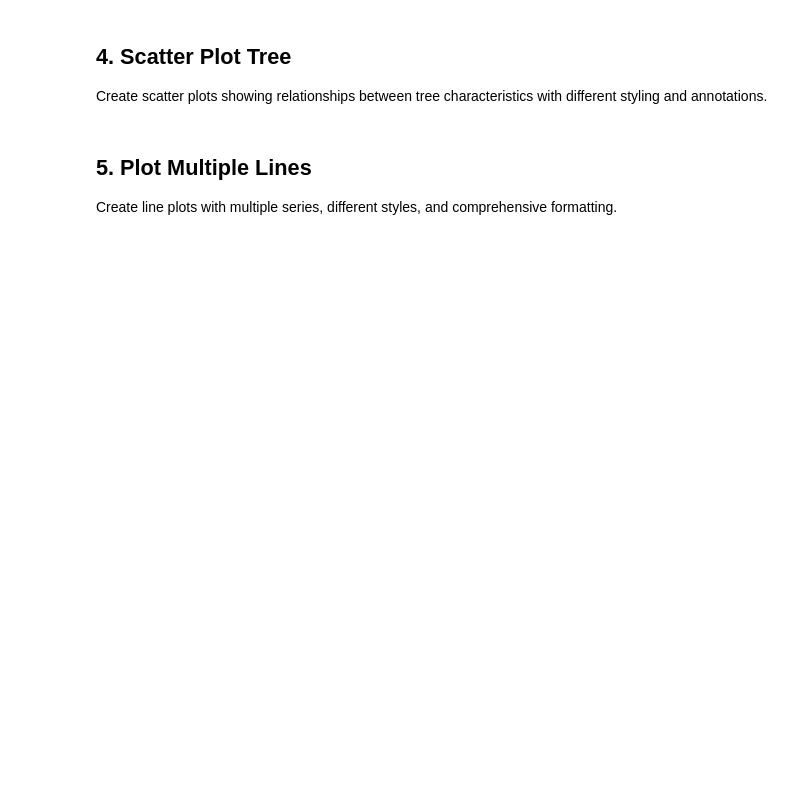
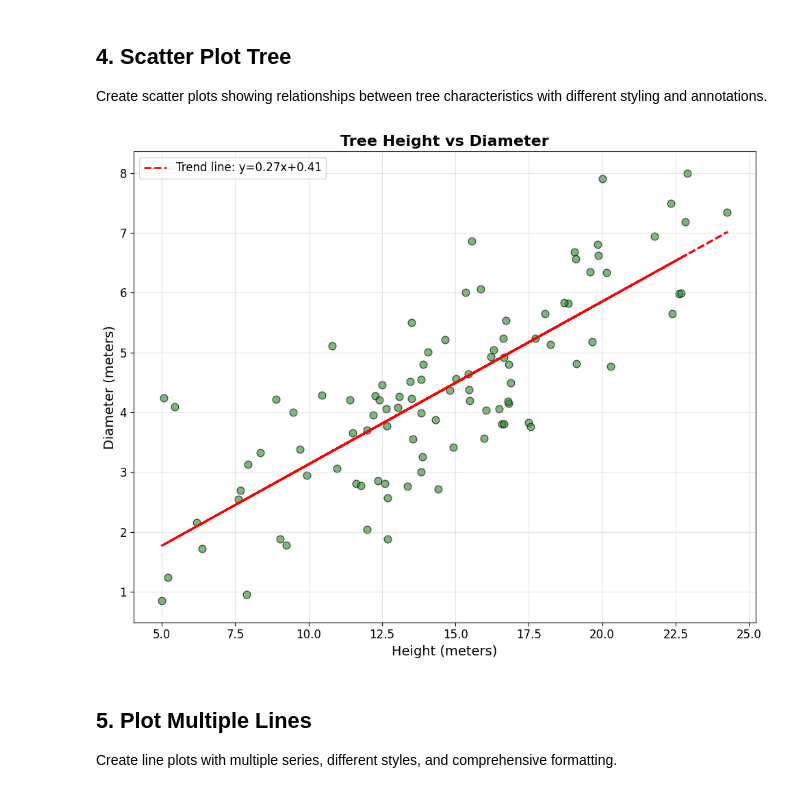
Before and after one commit to Pulkit-Shandilya/Python-Project, a Jupyter notebook: Python Files/Practice Files/ML file/matplotlib_questions.ipynb, the cells around one changed output. Cells and saved outputs as stored; diff of their text form; code cells hidden in the pictures; blank space fills up the shorter version.

```diff
--- a/Python Files/Practice Files/ML file/matplotlib_questions.ipynb
+++ b/Python Files/Practice Files/ML file/matplotlib_questions.ipynb
@@ -256,104 +125,35 @@ Create scatter plots showing relationships between tree characteristics with dif
 np.random.seed(42)
 n_trees = 100
 
 # Tree characteristics
 tree_height = np.random.normal(15, 5, n_trees)  # Height in meters
 tree_diameter = 0.3 * tree_height + np.random.normal(0, 1, n_trees)  # Diameter in meters
 tree_age = tree_height * 2 + np.random.normal(0, 10, n_trees)  # Age in years
 tree_species = np.random.choice(['Oak', 'Pine', 'Maple', 'Birch'], n_trees)
 
 # Ensure positive values
 tree_height = np.clip(tree_height, 5, 30)
 tree_diameter = np.clip(tree_diameter, 0.5, 8)
 tree_age = np.clip(tree_age, 10, 80)
 
 # Basic scatter plot
 plt.figure(figsize=(10, 8))
 plt.scatter(tree_height, tree_diameter, alpha=0.6, s=60, c='forestgreen', edgecolors='black')
 plt.title('Tree Height vs Diameter', fontsize=16, fontweight='bold')
 plt.xlabel('Height (meters)', fontsize=14)
 plt.ylabel('Diameter (meters)', fontsize=14)
 plt.grid(True, alpha=0.3)
 
 # Add trend line
 z = np.polyfit(tree_height, tree_diameter, 1)
 p = np.poly1d(z)
 plt.plot(tree_height, p(tree_height), "r--", linewidth=2, label=f'Trend line: y={z[0]:.2f}x+{z[1]:.2f}')
 plt.legend()
 
 plt.tight_layout()
 plt.show()
-
-# Colored by species
-plt.figure(figsize=(12, 8))
-species_colors = {'Oak': 'brown', 'Pine': 'green', 'Maple': 'red', 'Birch': 'yellow'}
-
-for species in np.unique(tree_species):
-    mask = tree_species == species
-    plt.scatter(tree_height[mask], tree_diameter[mask],
-               label=species, alpha=0.7, s=60, c=species_colors[species], edgecolors='black')
-
-plt.title('Tree Height vs Diameter by Species', fontsize=16, fontweight='bold')
-plt.xlabel('Height (meters)', fontsize=14)
-plt.ylabel('Diameter (meters)', fontsize=14)
-plt.legend(title='Species', title_fontsize=12, fontsize=10)
-plt.grid(True, alpha=0.3)
-
-plt.tight_layout()
-plt.show()
-
-# Bubble chart with age as size
-plt.figure(figsize=(12, 8))
-# Normalize age for bubble sizes (20-200 range)
-bubble_sizes = 20 + (tree_age - tree_age.min()) / (tree_age.max() - tree_age.min()) * 180
-
-scatter = plt.scatter(tree_height, tree_diameter, s=bubble_sizes,
-                     c=tree_age, cmap='viridis', alpha=0.6, edgecolors='black')
-
-plt.title('Tree Characteristics: Height vs Diameter\n(Bubble size = Age, Color = Age)',
-          fontsize=16, fontweight='bold')
-plt.xlabel('Height (meters)', fontsize=14)
-plt.ylabel('Diameter (meters)', fontsize=14)
-
-# Add colorbar
-cbar = plt.colorbar(scatter)
-cbar.set_label('Age (years)', fontsize=12)
-
-plt.grid(True, alpha=0.3)
-plt.tight_layout()
-plt.show()
-
-# Multiple scatter plots in subplots
-fig, axes = plt.subplots(2, 2, figsize=(15, 12))
-
-# Height vs Diameter
-axes[0, 0].scatter(tree_height, tree_diameter, alpha=0.6, c='blue', edgecolors='black')
-axes[0, 0].set_title('Height vs Diameter')
-axes[0, 0].set_xlabel('Height (m)')
-axes[0, 0].set_ylabel('Diameter (m)')
-axes[0, 0].grid(True, alpha=0.3)
-
-# Height vs Age
-axes[0, 1].scatter(tree_height, tree_age, alpha=0.6, c='red', edgecolors='black')
-axes[0, 1].set_title('Height vs Age')
-axes[0, 1].set_xlabel('Height (m)')
-axes[0, 1].set_ylabel('Age (years)')
-axes[0, 1].grid(True, alpha=0.3)
-
-# Diameter vs Age
-axes[1, 0].scatter(tree_diameter, tree_age, alpha=0.6, c='green', edgecolors='black')
-axes[1, 0].set_title('Diameter vs Age')
-axes[1, 0].set_xlabel('Diameter (m)')
-axes[1, 0].set_ylabel('Age (years)')
-axes[1, 0].grid(True, alpha=0.3)
-
-# Species distribution
-species_counts = pd.Series(tree_species).value_counts()
-axes[1, 1].pie(species_counts.values, labels=species_counts.index, autopct='%1.1f%%')
-axes[1, 1].set_title('Species Distribution')
-
-plt.tight_layout()
-plt.show()
+# %% [output]
+[figure, added]
 # %% [markdown]
 ## 5. Plot Multiple Lines
 
```
Also changed, not shown: parts of 5 cells of this notebook, 5 other files.
